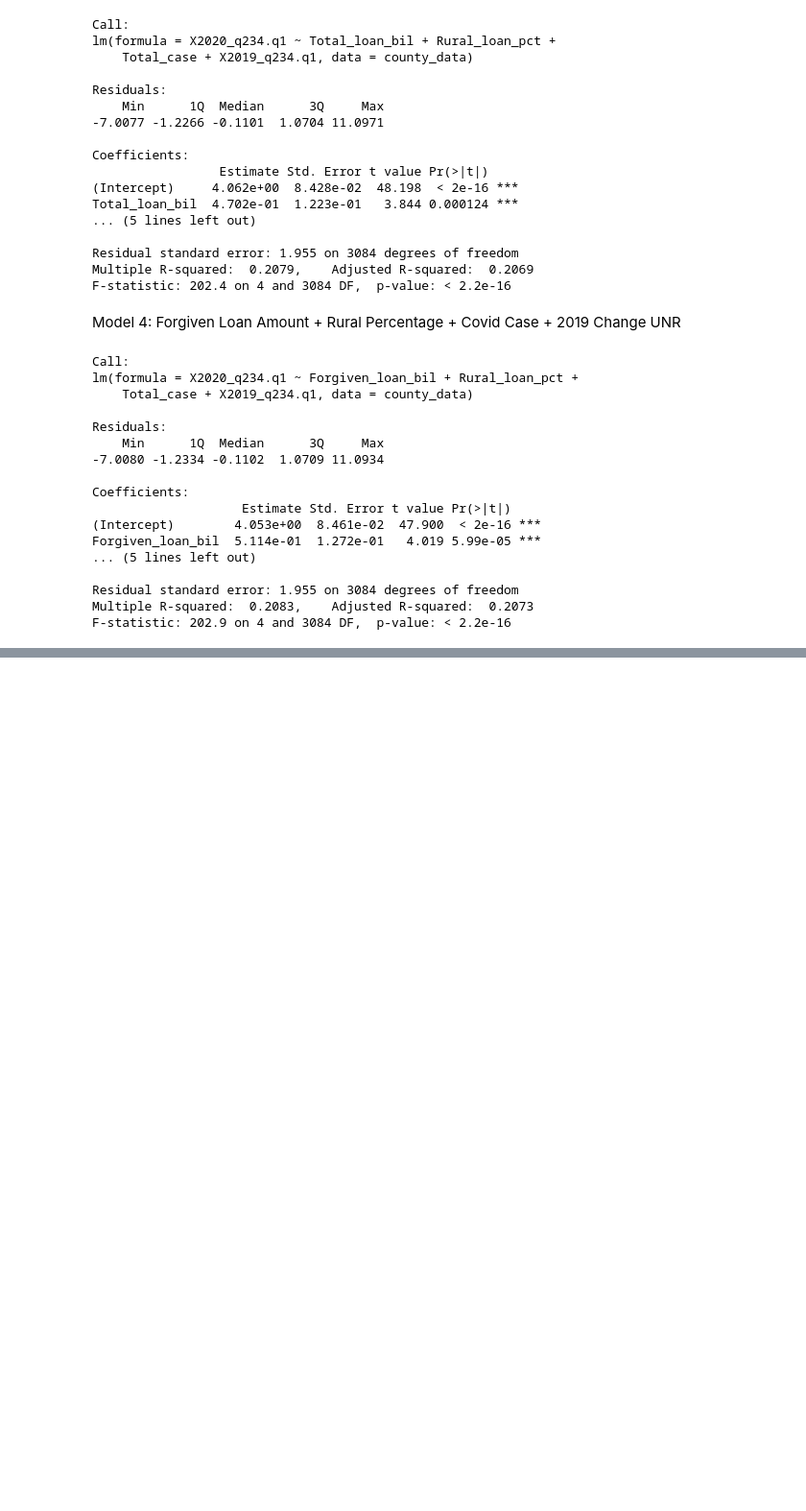
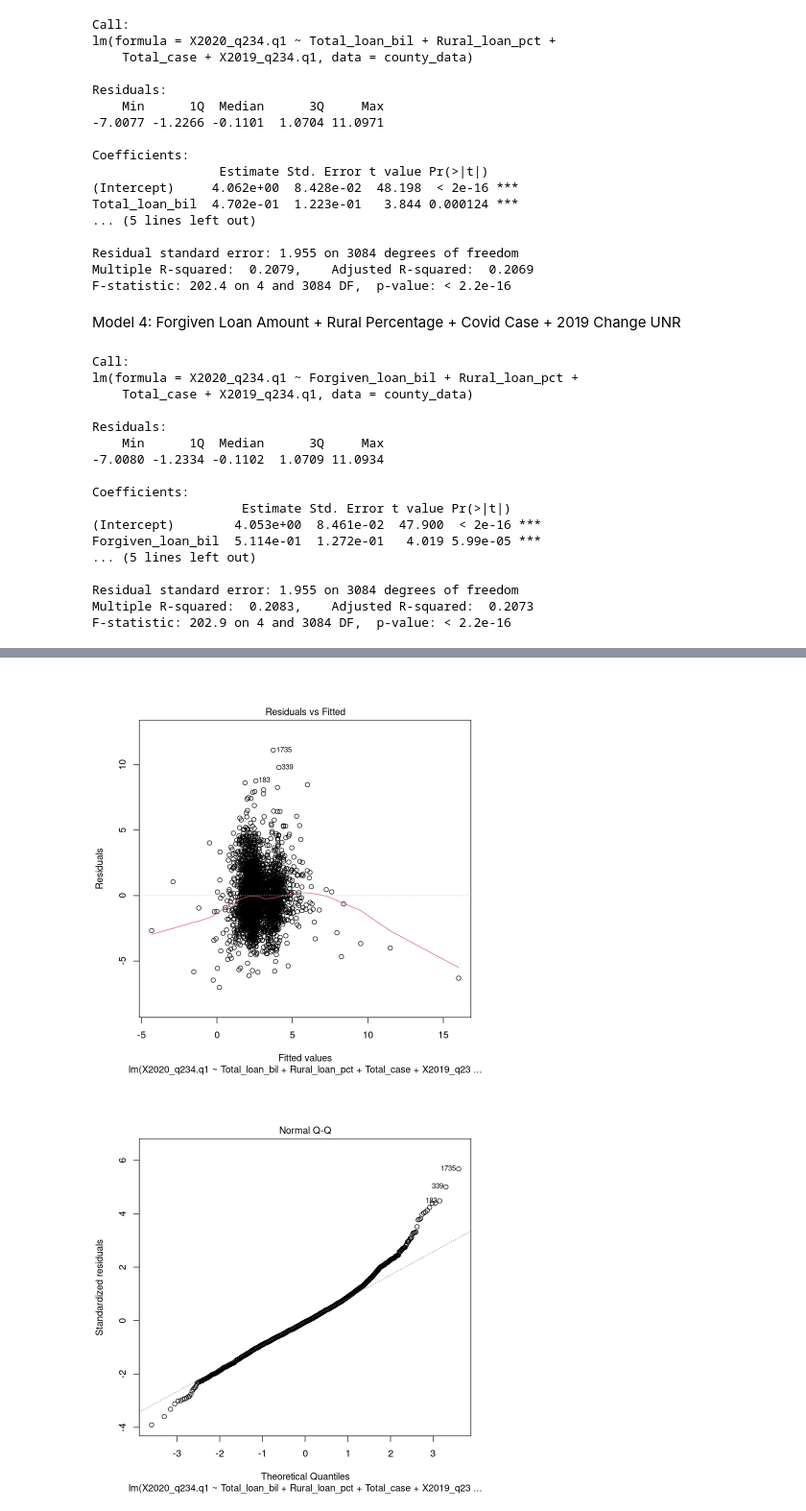
Before and after one commit to ABeeShake/Stats202A-Project, a Jupyter notebook: visualizations.ipynb, the cells around one changed output, grey strips where cells are left out. Shown at 96% size. Saved outputs shown, nothing was run; the diff lists cells and outputs as text; code cells hidden in the pictures; blank space fills up the shorter version.

```diff
--- a/visualizations.ipynb
+++ b/visualizations.ipynb
@@ -514,0 +511,5 @@ F-statistic: 202.9 on 4 and 3084 DF,  p-value: < 2.2e-16
+# %%
+plot(model3, 1:2)
+# %% [output]
+[figure, added]
+[figure, added]
```
Also changed, not shown: parts of 7 cells of this notebook, 6 other files.
